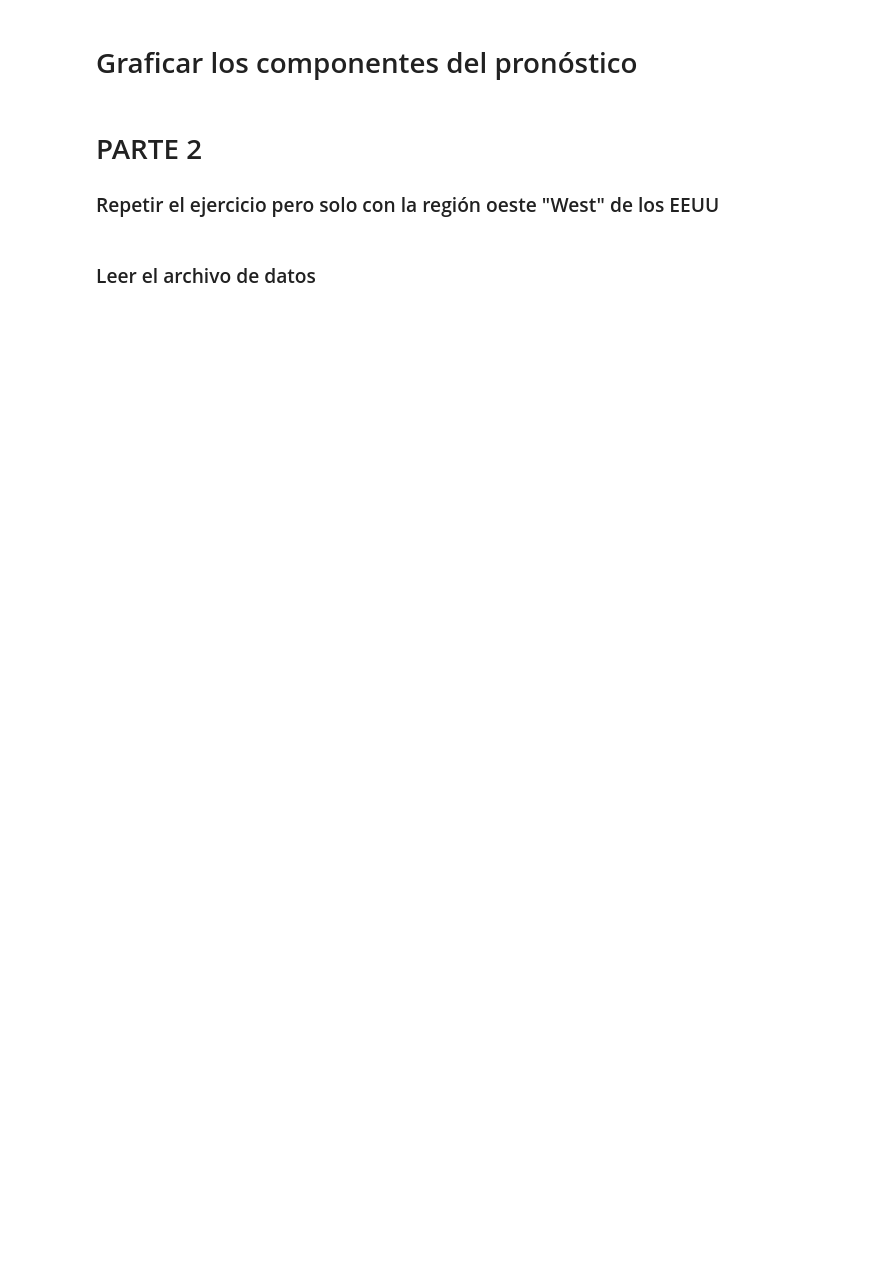
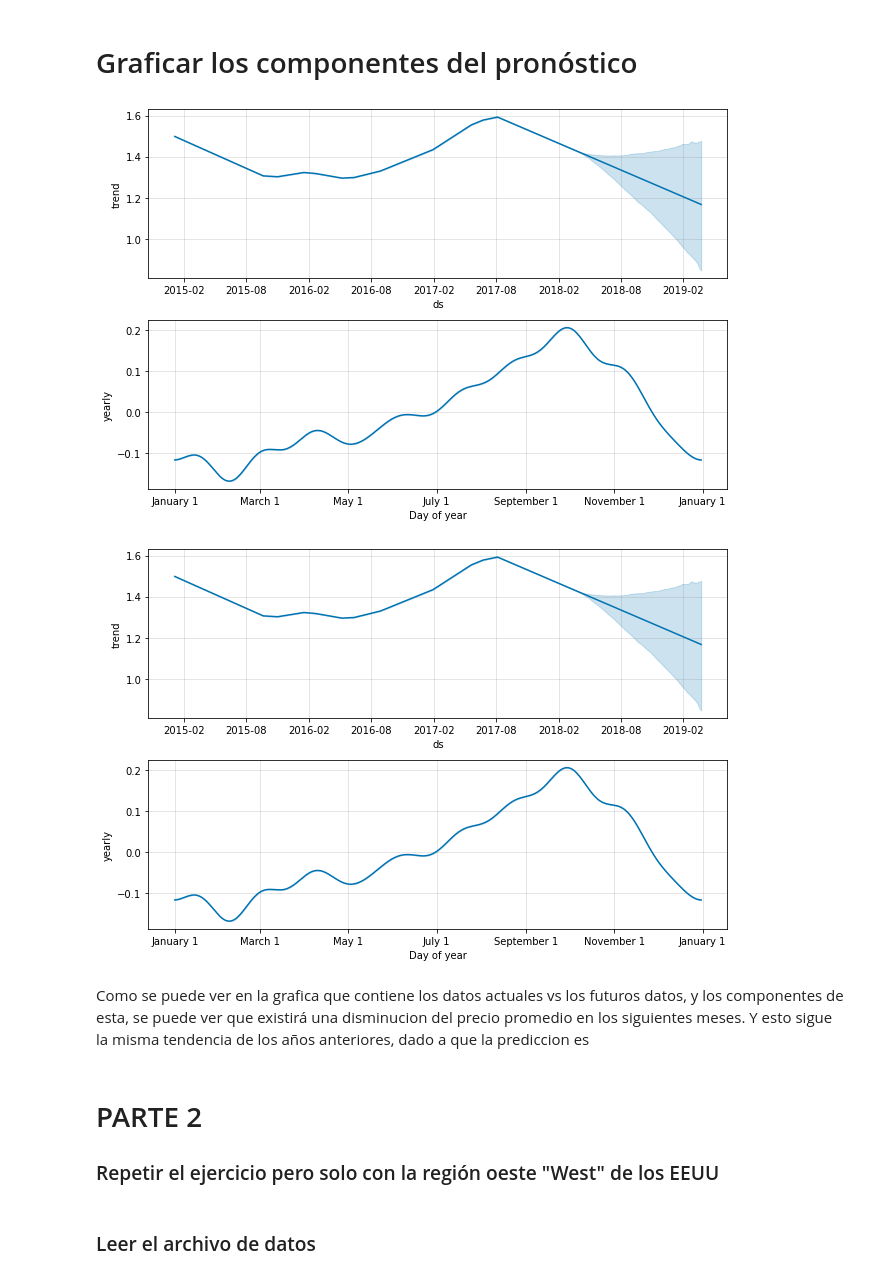
Before and after one commit to ElGutiz/Lab9-DataScience, a Jupyter notebook: Lab 9 Prediccion precios aguacates.ipynb, the cells around one changed output. Drawn from its saved outputs; the diff is of its cells as text; code cells hidden in the pictures; blank space fills up the shorter version.

```diff
--- a/Lab 9 Prediccion precios aguacates.ipynb
+++ b/Lab 9 Prediccion precios aguacates.ipynb
@@ -167,5 +227,12 @@ Name: Year, dtype: int64
 # %% [markdown]
 # Graficar los componentes del pronóstico
+# %%
+model.plot_components(prediction)
+# %% [output]
+[figure, added]
+[figure, added]
+# %% [markdown]
+Como se puede ver en la grafica que contiene los datos actuales vs los futuros datos, y los componentes de esta, se puede ver que existirá una disminucion del precio promedio en los siguientes meses. Y esto sigue la misma tendencia de los años anteriores, dado a que la prediccion es
 # %% [markdown]
 # PARTE 2
 
```
Also changed, not shown: parts of 27 cells of this notebook.
